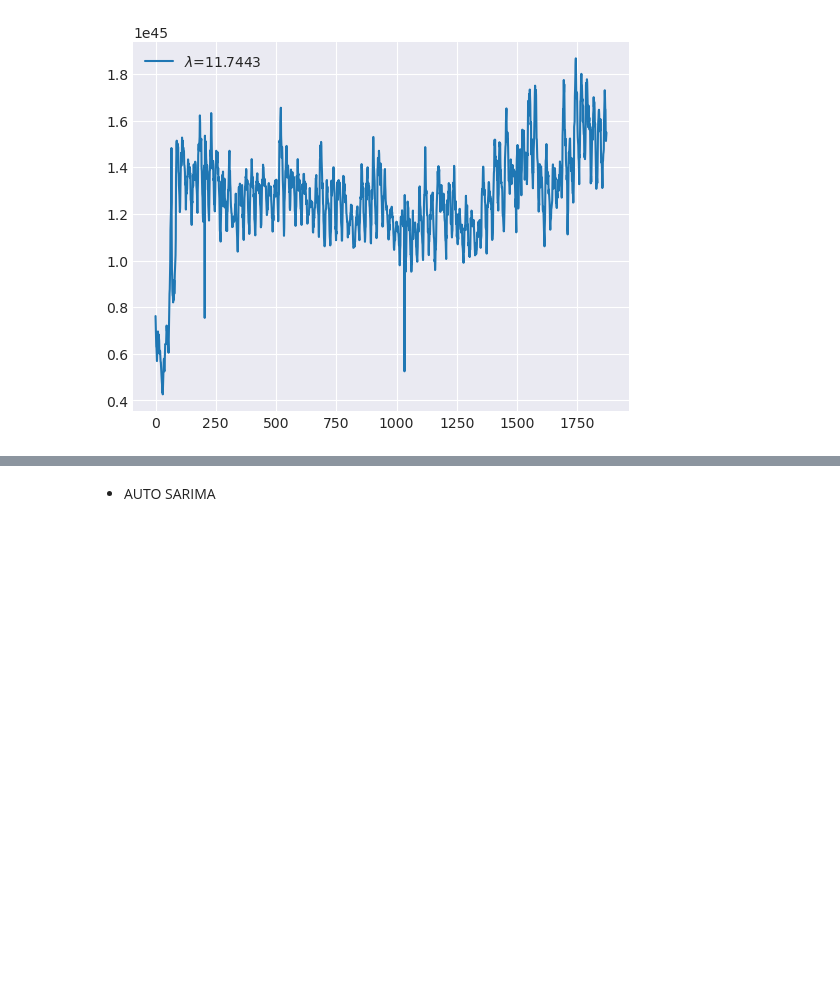
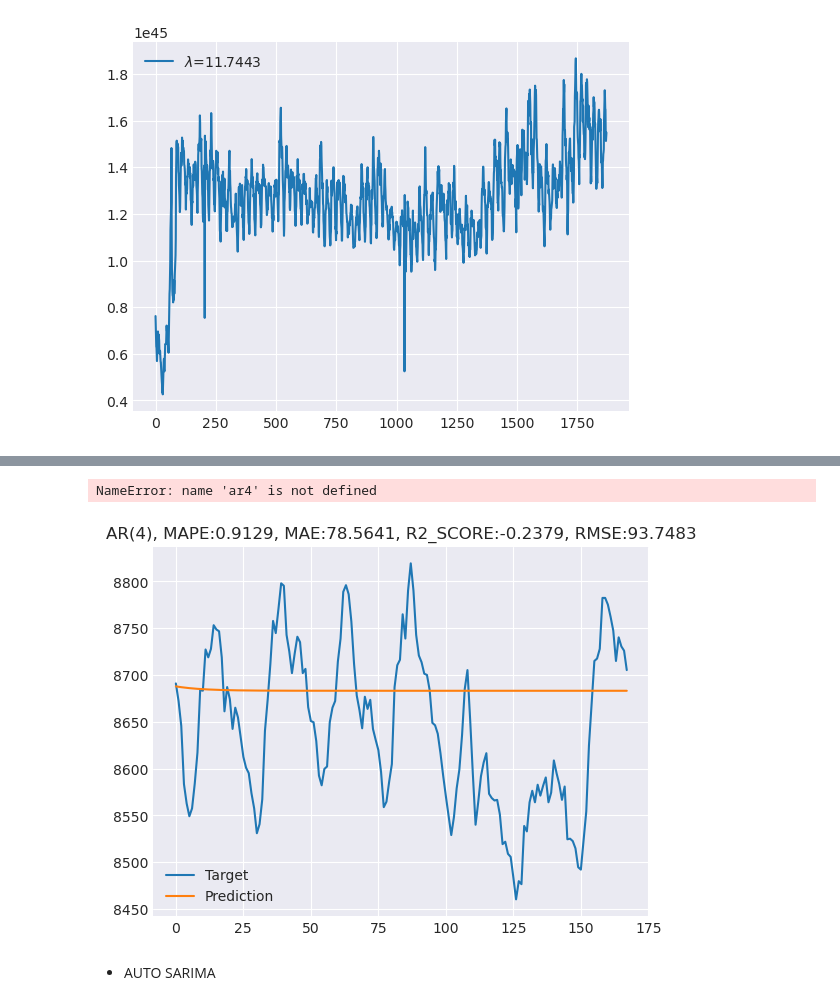
Before and after one commit to vin10ah/EST_wassup01_TEAM4, a Jupyter notebook: pipeline/arima/sarima.ipynb, the cells around one changed output, grey strips where cells are left out. Saved outputs shown, nothing was run; the diff lists cells and outputs as text; code cells hidden in the pictures; blank space fills up the shorter version.

```diff
--- a/pipeline/arima/sarima.ipynb
+++ b/pipeline/arima/sarima.ipynb
@@ -230,3 +232,7 @@ plt.show()
 # %% [output]
 [figure]
 [figure]
+# %%
+from pmdarima.arima import auto_arima
+
+model_auto = auto_arima(trn_guerrero, start_p=0, start_q=0, max_d=3, max_p=15, max_q=15, trace=True)
@@ -233,3 +257,24 @@ plt.show()
+# %%
+# dynamic = True
+prd2 = ar4.predict(start=1872, end=2039, dynamic=True)
+plt.title(f"AR(4), MAPE:{mape(prd2,tst):.4f}, MAE:{mae(prd2,tst):.4f}, R2_SCORE:{R2_score(prd2,tst):.4f}, RMSE:{rmse(prd2,tst):.4f}")
+plt.plot(tst, label="Target")
+plt.plot(prd, label=f"Prediction")
+plt.legend()
+plt.show()
+# %% [output]
+NameError: name 'ar4' is not defined
+# %%
+# dynamic = False
+prd = model_auto.predict(tst_size, dynamic=False)
+prd2 = transformer.inverse_transform(prd)
+plt.title(f"AR(4), MAPE:{mape(prd2,tst):.4f}, MAE:{mae(prd2,tst):.4f}, R2_SCORE:{R2_score(prd2,tst):.4f}, RMSE:{rmse(prd2,tst):.4f}")
+plt.plot(tst, label="Target")
+plt.plot(prd2, label=f"Prediction")
+plt.legend()
+plt.show()
+# %% [output]
+[figure, added]
 # %% [markdown]
 - AUTO SARIMA
 # %%
```
Also changed, not shown: parts of 5 cells of this notebook, 9 other files.
